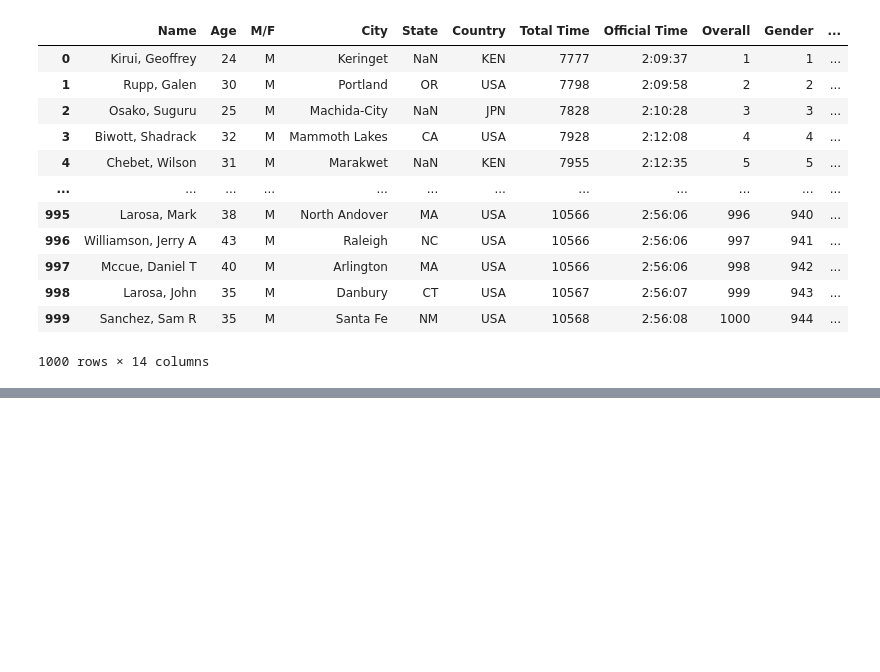
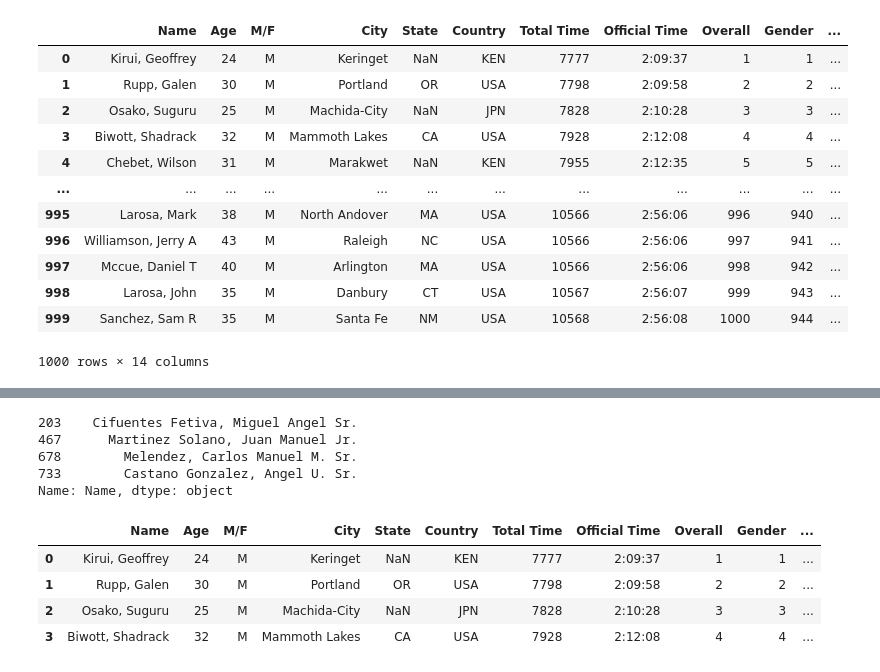
Before and after one commit to junio-firmino/Aprendizado_python, a Jupyter notebook: boston.ipynb, the cells around one changed output, grey strips where cells are left out. Drawn from its saved outputs; the diff is of its cells as text; code cells hidden in the pictures; blank space fills up the shorter version.

```diff
--- a/boston.ipynb
+++ b/boston.ipynb
@@ -188,0 +227,17 @@ boston
+# %%
+
+boston.Name[boston.Name.str.split(expand=True).count(axis=1)==5]
+# %% [output]
+203    Cifuentes Fetiva, Miguel Angel Sr.
+467      Martinez Solano, Juan Manuel Jr.
+678        Melendez, Carlos Manuel M. Sr.
+733        Castano Gonzalez, Angel U. Sr.
+Name: Name, dtype: object
+# %%
+boston.head(4)
+# %% [output]
+|  | Name | Age | M/F | City | State | Country | Total Time | Official Time | Overall | Gender | ... |
+| 0 | Kirui, Geoffrey | 24 | M | Keringet | NaN | KEN | 7777 | 2:09:37 | 1 | 1 | ... |
+| 1 | Rupp, Galen | 30 | M | Portland | OR | USA | 7798 | 2:09:58 | 2 | 2 | ... |
+| 2 | Osako, Suguru | 25 | M | Machida-City | NaN | JPN | 7828 | 2:10:28 | 3 | 3 | ... |
+| 3 | Biwott, Shadrack | 32 | M | Mammoth Lakes | CA | USA | 7928 | 2:12:08 | 4 | 4 | ... |
```
Also changed, not shown: parts of 10 cells of this notebook.
